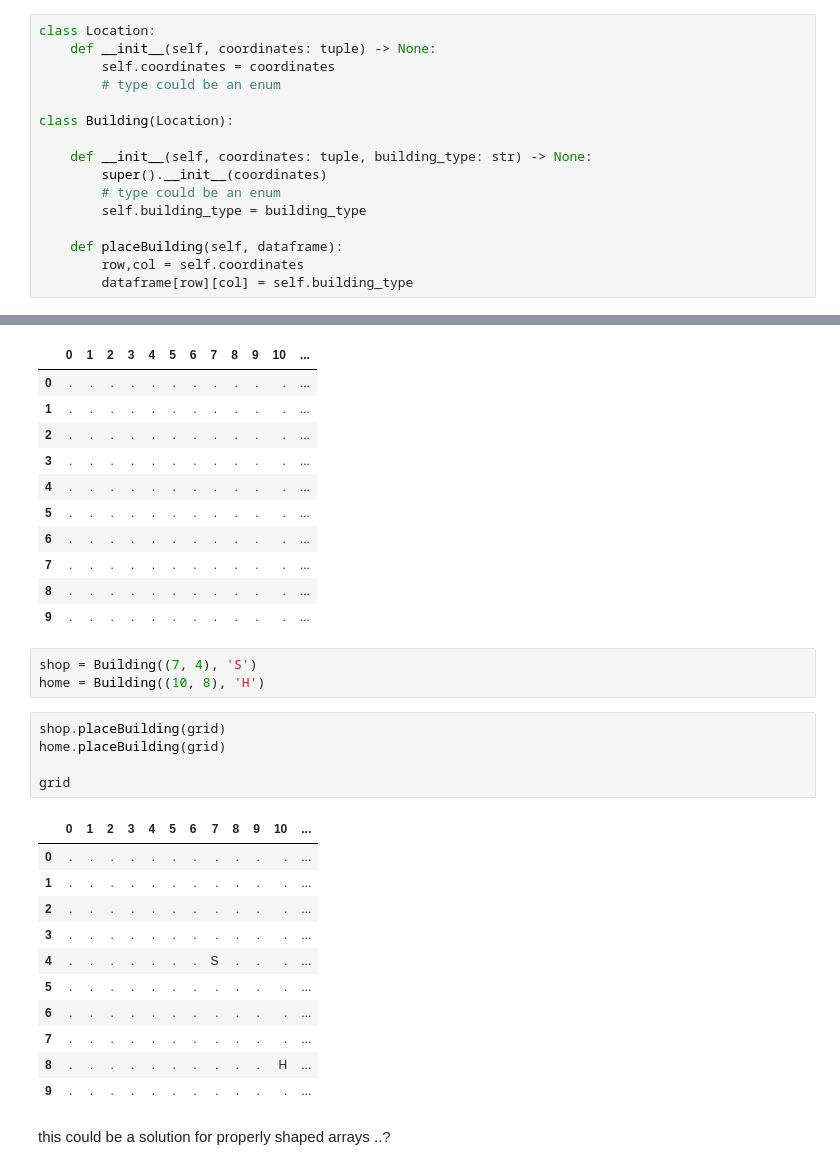
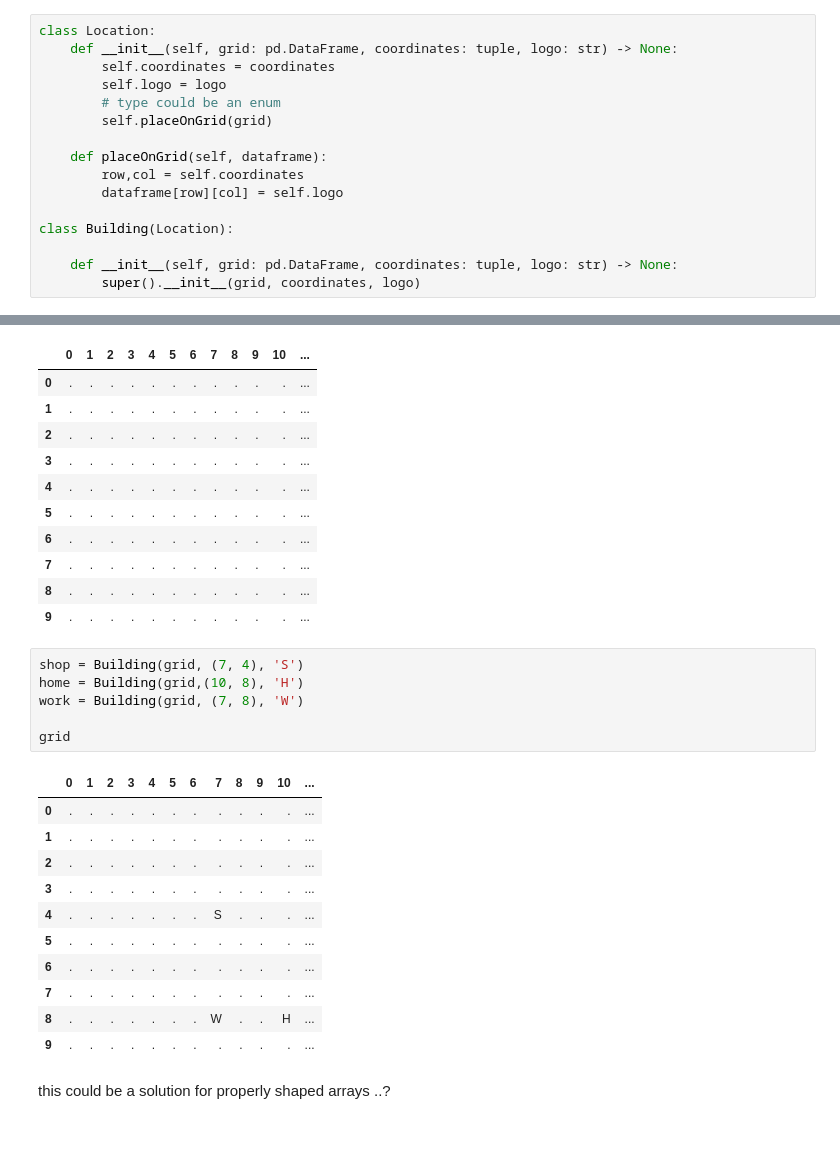
Before and after one commit to jhandstein/mobility-simulation, a Jupyter notebook: exploring.ipynb, the cells around one changed output, grey strips where cells are left out. Cells and saved outputs as stored; diff of their text form; blank space fills up the shorter version.

```diff
--- a/exploring.ipynb
+++ b/exploring.ipynb
@@ -11,20 +11,20 @@ class Grid:
         self.grid = grid
 # %%
 class Location:
-    def __init__(self, coordinates: tuple) -> None:
+    def __init__(self, grid: pd.DataFrame, coordinates: tuple, logo: str) -> None:
         self.coordinates = coordinates
+        self.logo = logo
         # type could be an enum
+        self.placeOnGrid(grid)
+
+    def placeOnGrid(self, dataframe):
+        row,col = self.coordinates
+        dataframe[row][col] = self.logo
 
 class Building(Location):
 
-    def __init__(self, coordinates: tuple, building_type: str) -> None:
-        super().__init__(coordinates)
-        # type could be an enum
-        self.building_type = building_type
-
-    def placeBuilding(self, dataframe):
-        row,col = self.coordinates
-        dataframe[row][col] = self.building_type
+    def __init__(self, grid: pd.DataFrame, coordinates: tuple, logo: str) -> None:
+        super().__init__(grid, coordinates, logo)
 # %%
 class Road:
 
@@ -50,25 +50,23 @@ grid
 | 8 | . | . | . | . | . | . | . | . | . | . | . | ... |
 | 9 | . | . | . | . | . | . | . | . | . | . | . | ... |
 # %%
-shop = Building((7, 4), 'S')
-home = Building((10, 8), 'H')
+shop = Building(grid, (7, 4), 'S')
+home = Building(grid,(10, 8), 'H')
+work = Building(grid, (7, 8), 'W')
+
+grid
+# %% [output]
+|  | 0 | 1 | 2 | 3 | 4 | 5 | 6 | 7 | 8 | 9 | 10 | ... |
+| 0 | . | . | . | . | . | . | . | . | . | . | . | ... |
+| 1 | . | . | . | . | . | . | . | . | . | . | . | ... |
+| 2 | . | . | . | . | . | . | . | . | . | . | . | ... |
+| 3 | . | . | . | . | . | . | . | . | . | . | . | ... |
+| 4 | . | . | . | . | . | . | . | S | . | . | . | ... |
+| 5 | . | . | . | . | . | . | . | . | . | . | . | ... |
+| 6 | . | . | . | . | . | . | . | . | . | . | . | ... |
+| 7 | . | . | . | . | . | . | . | . | . | . | . | ... |
+| 8 | . | . | . | . | . | . | . | W | . | . | H | ... |
+| 9 | . | . | . | . | . | . | . | . | . | . | . | ... |
-# %%
-shop.placeBuilding(grid)
-home.placeBuilding(grid)
-
-grid
-# %% [output]
-|  | 0 | 1 | 2 | 3 | 4 | 5 | 6 | 7 | 8 | 9 | 10 | ... |
-| 0 | . | . | . | . | . | . | . | . | . | . | . | ... |
-| 1 | . | . | . | . | . | . | . | . | . | . | . | ... |
-| 2 | . | . | . | . | . | . | . | . | . | . | . | ... |
-| 3 | . | . | . | . | . | . | . | . | . | . | . | ... |
-| 4 | . | . | . | . | . | . | . | S | . | . | . | ... |
-| 5 | . | . | . | . | . | . | . | . | . | . | . | ... |
-| 6 | . | . | . | . | . | . | . | . | . | . | . | ... |
-| 7 | . | . | . | . | . | . | . | . | . | . | . | ... |
-| 8 | . | . | . | . | . | . | . | . | . | . | H | ... |
-| 9 | . | . | . | . | . | . | . | . | . | . | . | ... |
 # %% [markdown]
 this could be a solution for properly shaped arrays ..?
 # %%
```
Also changed, not shown: parts of 12 cells of this notebook.
